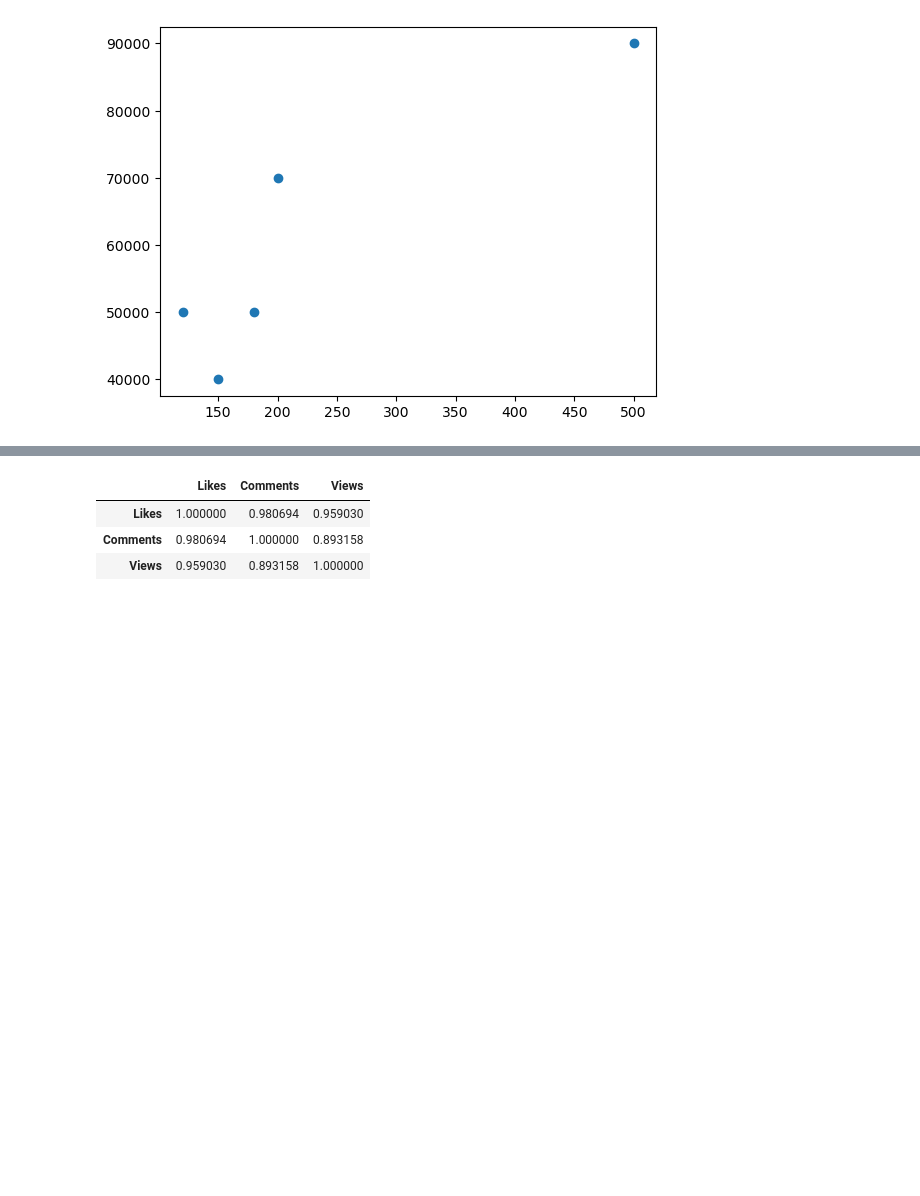
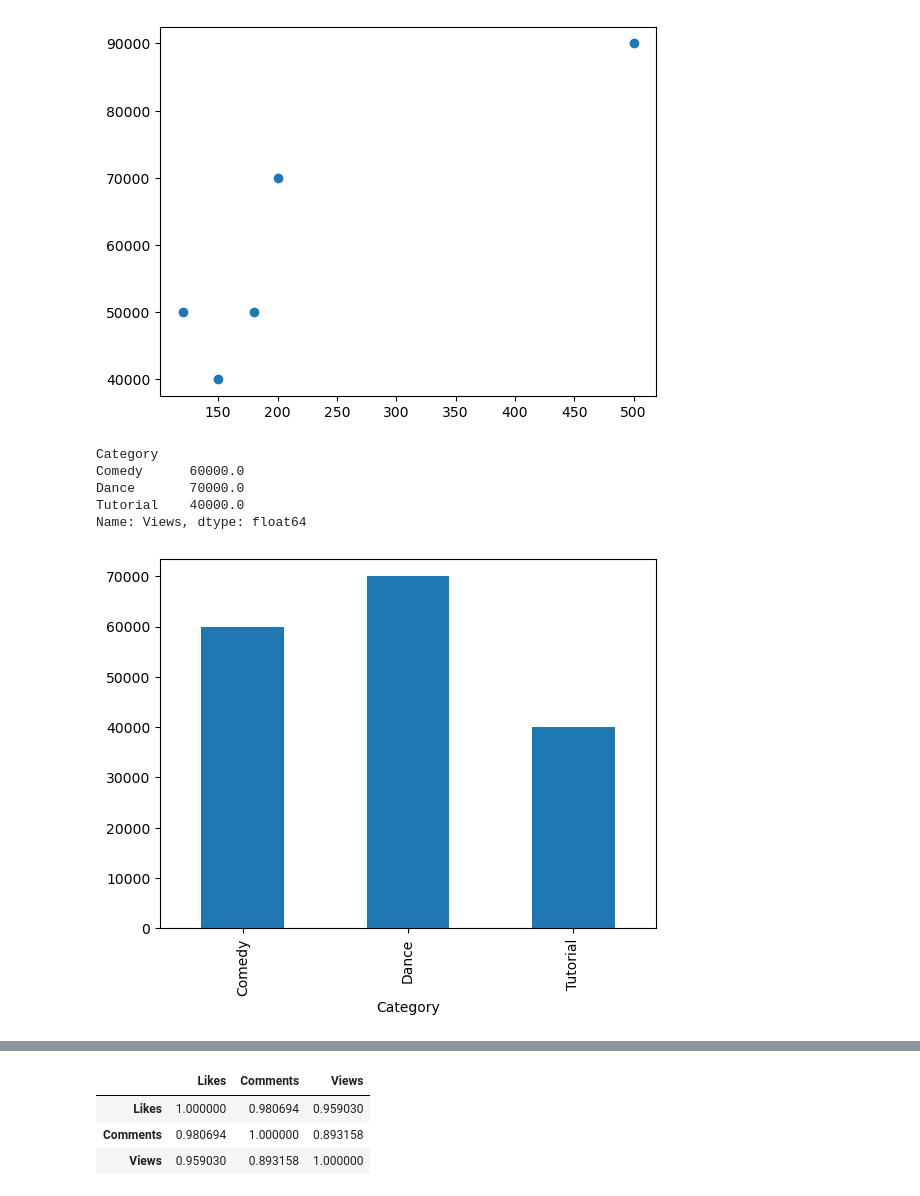
Before and after one commit to siraerogluuu/DSA210-PROJECT, a Jupyter notebook: analysis.ipynb, the cells around one changed output, grey strips where cells are left out. Cells and saved outputs as stored; diff of their text form; code cells hidden in the pictures; blank space fills up the shorter version.

```diff
--- a/analysis.ipynb
+++ b/analysis.ipynb
@@ -78,3 +83,16 @@ plt.scatter(df['Comments'], df['Views'])
 plt.show()
 # %% [output]
 [figure]
+# %%
+df.groupby('Category')['Views'].mean()
+# %% [output]
+Category
+Comedy      60000.0
+Dance       70000.0
+Tutorial    40000.0
+Name: Views, dtype: float64
+# %%
+df.groupby('Category')['Views'].mean().plot(kind='bar')
+plt.show()
+# %% [output]
+[figure, added]
```
Also changed, not shown: parts of 6 cells of this notebook.
